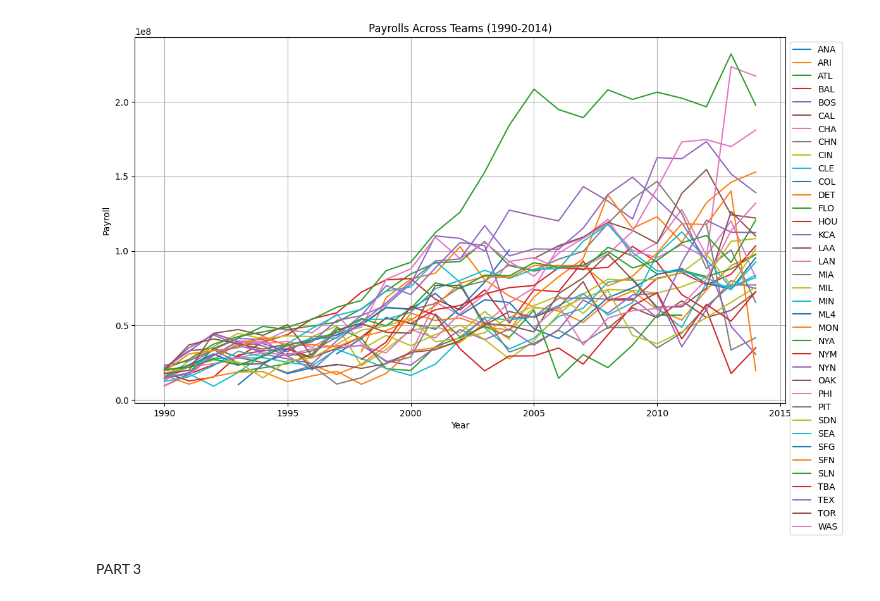
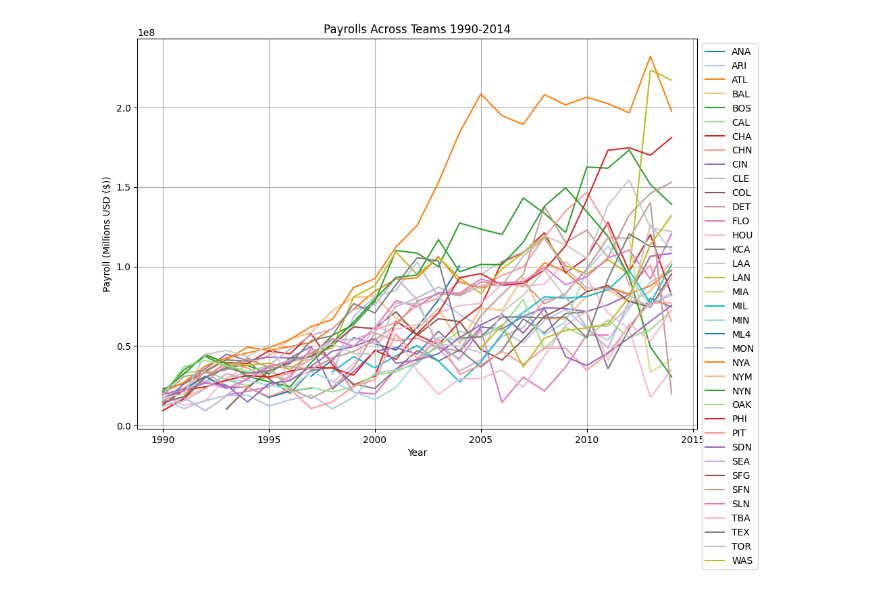
Before and after one commit to diegolopez2002/proj2, a Jupyter notebook: proj2.ipynb, the cells around one changed output. Saved outputs shown, nothing was run; the diff lists cells and outputs as text; code cells hidden in the pictures.

```diff
--- a/proj2.ipynb
+++ b/proj2.ipynb
@@ -108,38 +111,40 @@ conn = sqlite3.connect("lahman2014.sqlite")
 
 query_payrolls = """
 SELECT
     teamID,
     yearID,
     sum(salary) as total_payroll
 FROM
     Salaries
 WHERE
     yearID BETWEEN 1990 AND 2014
 GROUP BY
     teamID,
     yearID
 """
 
 payrolls_data = pd.read_sql(query_payrolls, conn)
 
 conn.close()
 
 payrolls_pivot = payrolls_data.pivot(index='yearID', columns='teamID', values='total_payroll')
 
-plt.figure(figsize=(12, 8))
 
-for team in payrolls_pivot.columns:
-    plt.plot(payrolls_pivot.index, payrolls_pivot[team], label=team)
+
+plt.figure(figsize=(10, 8))
+
+colors = plt.cm.tab20.colors
+
+for i, team in enumerate(payrolls_pivot.columns):
+    plt.plot(payrolls_pivot.index, payrolls_pivot[team], label=team, color=colors[i % len(colors)])
 
 plt.xlabel('Year')
-plt.ylabel('Payroll')
-plt.title('Payrolls Across Teams (1990-2014)')
+plt.ylabel('Payroll (Millions USD ($))')
+plt.title('Payrolls Across Teams 1990-2014')
 plt.legend(loc='upper left', bbox_to_anchor=(1, 1))
 plt.grid(True)
 plt.tight_layout()
 plt.savefig('payrolls_across_teams.png')
 plt.show()
 # %% [output]
-[figure, old version]
+[figure, new version]
-# %% [markdown]
-PART 3
```
Also changed, not shown: parts of 10 cells of this notebook.
